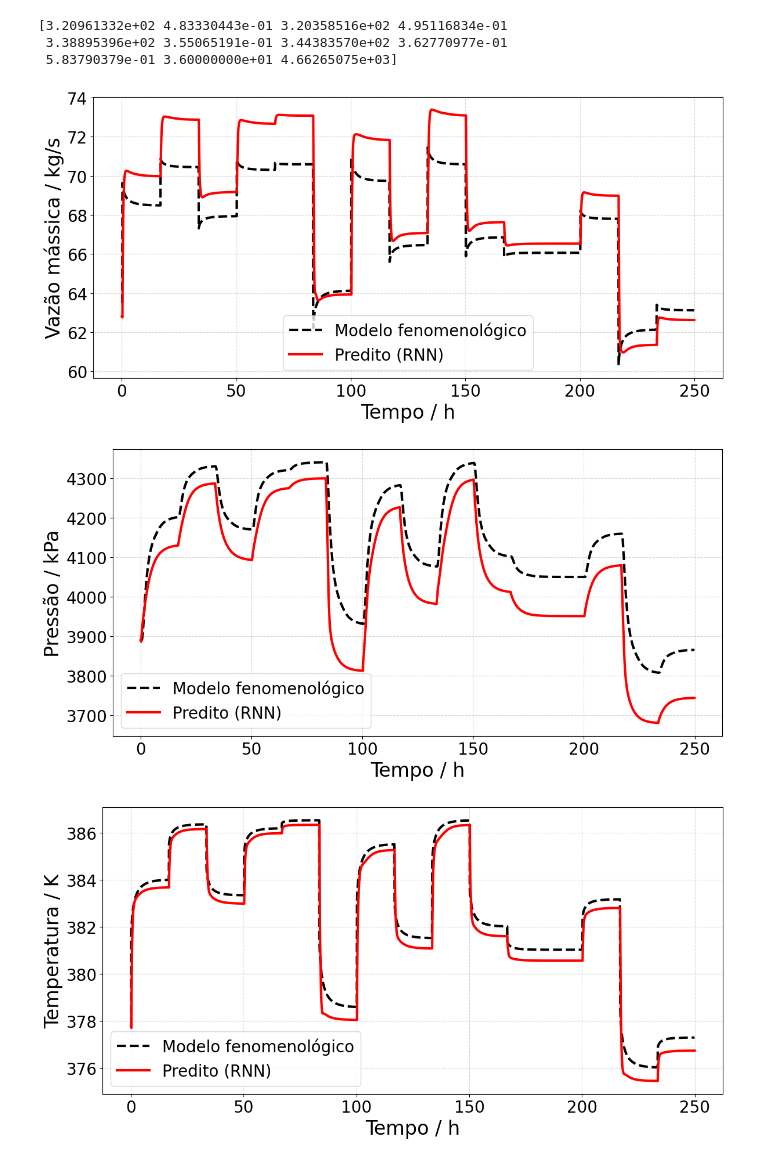
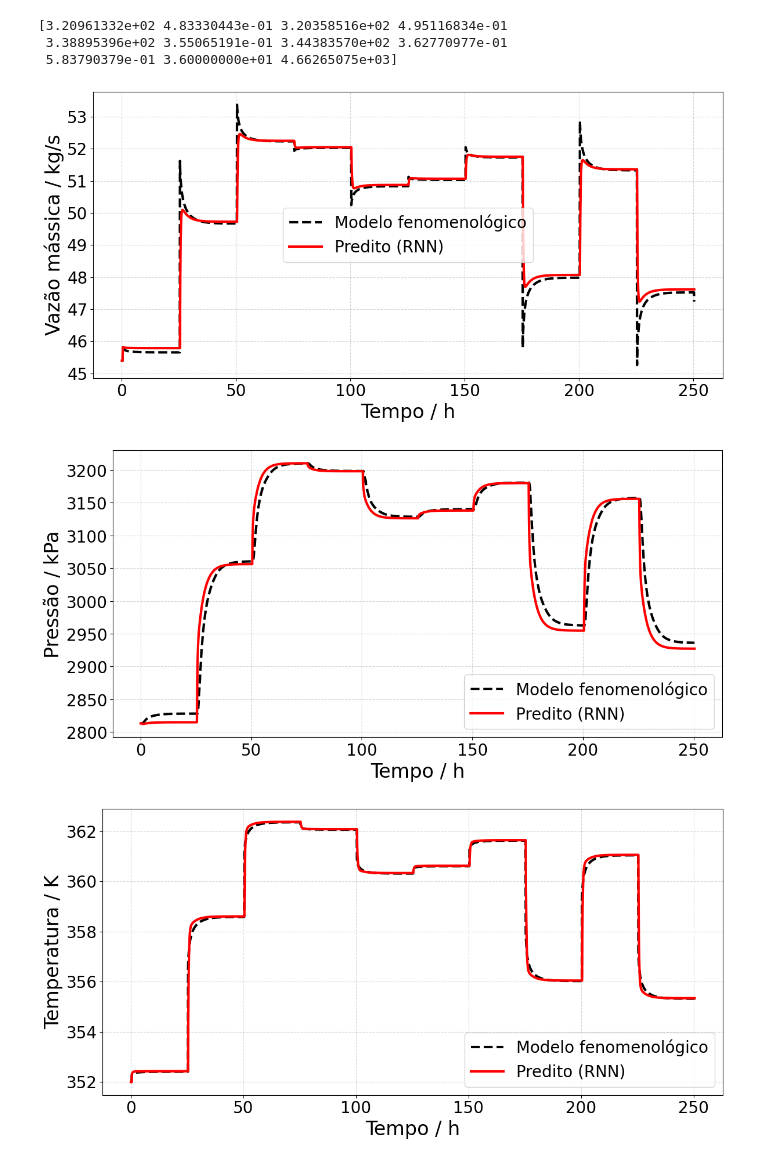
Before and after one commit to MMatheusB/UFBA, a Jupyter notebook: Duto_Rede_de_gas/PSE_NE_2025/RNN_1_Duto.ipynb, the cells around one changed output. Saved outputs shown, nothing was run; the diff lists cells and outputs as text; code cells hidden in the pictures.

```diff
--- a/Duto_Rede_de_gas/PSE_NE_2025/RNN_1_Duto.ipynb
+++ b/Duto_Rede_de_gas/PSE_NE_2025/RNN_1_Duto.ipynb
@@ -508,14 +510,15 @@ n_steps = 1500 # número de passos
 t_sim = np.linspace(0, n_steps * dt, n_steps)
 y_sol = np.zeros((n_steps, len(y0)))
 
+sequencia_rot = gerar_rotacoes(n = 50)
 sim = SimuladorDuto(meu_sistema)
-resultados = sim.run(y0, z0, u0, 50, 200, sequencia_rot, dt)
+resultados = sim.run(y0, z0, u0, 50, 300, sequencia_rot, dt)
 # %% [output]
 [3.20961332e+02 4.83330443e-01 3.20358516e+02 4.95116834e-01
  3.38895396e+02 3.55065191e-01 3.44383570e+02 3.62770977e-01
  5.83790379e-01 3.60000000e+01 4.66265075e+03]
 # %%
-RNN_train_2, x_train_2, y_train_2, x_min_2, x_max_2, y_min_2, y_max_2 = sim.train_dataset(3)
+RNN_train_2, x_train_2, y_train_2, x_min_2, x_max_2, y_min_2, y_max_2 = sim.train_dataset(6)
 N = x_train_2.shape[0]
 cut = int(0.7 * N)
 
@@ -527,7 +530,7 @@ x_val_split_2 = x_train_2[cut:]
 y_val_split_2 = y_train_2[cut:]
 x_val_tensor_2 = torch.tensor(x_val_split_2, dtype=torch.float32).to(model.device)
 
-x_val_norm_2 = 2 * (x_val_tensor_2 - x_min_2) / (x_max_2 - x_min_2) - 1
+x_val_norm_2 = 2 * (x_val_tensor_2 - x_min) / (x_max - x_min) - 1
 # %%
 def test_model(model, x_test, interval):
     model.eval()
@@ -535,27 +538,36 @@ def test_model(model, x_test, interval):
         x_test[0, 0, 0].item(),
         x_test[0, 1, 0].item(),
         x_test[0, 2, 0].item(),
+        x_test[0, 3, 0].item(),
+        x_test[0, 4, 0].item(),
+        x_test[0, 5, 0].item(),
     ]
 
     P_out = [
         x_test[0, 0, 1].item(),
         x_test[0, 1, 1].item(),
         x_test[0, 2, 1].item(),
+        x_test[0, 3, 1].item(),
+        x_test[0, 4, 1].item(),
+        x_test[0, 5, 1].item(),
     ]
 
     T_in = [
         x_test[0, 0, 2].item(),
         x_test[0, 1, 2].item(),
         x_test[0, 2, 2].item(),
+        x_test[0, 3, 2].item(),
+        x_test[0, 4, 2].item(),
+        x_test[0, 5, 2].item(),
     ]
 
 
-    input_tensor = torch.zeros((1, 3, 4), dtype=torch.float32)
+    input_tensor = torch.zeros((1, 6, 4), dtype=torch.float32)
 
     for i in range(len(interval)):
-        input_tensor[0, :, 0] = torch.tensor(m_dot_in[-3:])
-        input_tensor[0, :, 1] = torch.tensor(P_out[-3:])
-        input_tensor[0, :, 2] = torch.tensor(T_in[-3:])
+        input_tensor[0, :, 0] = torch.tensor(m_dot_in[-6:])
+        input_tensor[0, :, 1] = torch.tensor(P_out[-6:])
+        input_tensor[0, :, 2] = torch.tensor(T_in[-6:])
         input_tensor[0, :, 3] = x_test[i, :, 3]
         with torch.no_grad():
             out, _ = model.rnn(input_tensor)
@@ -566,7 +578,7 @@ def test_model(model, x_test, interval):
         T_in.append(prediction100[0, 2].item())
     return m_dot_in, P_out, T_in
 # %%
-interval = range(2997)
+interval = range(3000)
 m_dot_in, P_out, T_in = test_model(model,  x_val_norm_2, interval)
 # %%
 import numpy as np
@@ -578,8 +590,8 @@ pred_P = np.array(P_out)
 pred_T = np.array(T_in)
 
 # Pega limites
-y_min = np.array(y_min_2)
-y_max = np.array(y_max_2)
+y_min = np.array(model.y_min)
+y_max = np.array(model.y_max)
 
 # Desnormaliza
 pred_m = (pred_m + 1) * 0.5 * (y_max.squeeze(0)[0] - y_min.squeeze(0)[0]) + y_min.squeeze(0)[0]
@@ -587,33 +599,33 @@ pred_P = (pred_P + 1) * 0.5 * (y_max.squeeze(0)[1] - y_min.squeeze(0)[1]) + y_mi
 pred_T = (pred_T + 1) * 0.5 * (y_max.squeeze(0)[2] - y_min.squeeze(0)[2]) + y_min.squeeze(0)[2]
 
 # Valores reais
 real_m = x_val_split_2[:len(pred_m), 0, 0].cpu().numpy()
 real_P = x_val_split_2[:len(pred_P), 0, 1].cpu().numpy()
 real_T = x_val_split_2[:len(pred_T), 0, 2].cpu().numpy()
 
 # Tempo em horas
 dt = 300  # segundos
 time = np.arange(len(pred_m)) * dt / 3600  # converte para horas
 
 # Função para plot
 def plot_comparison(time, real, pred, ylabel):
     plt.figure(figsize=(12,6))
     plt.plot(time, real, 'k--', linewidth=3, label="Modelo fenomenológico")  # tracejado preto mais grosso
     plt.plot(time, pred, 'r', linewidth=3, label="Predito (RNN)")            # vermelho sólido mais grosso
     plt.xlabel("Tempo / h", fontsize=24)
     plt.ylabel(ylabel, fontsize=24)
     plt.xticks(fontsize=20)
     plt.yticks(fontsize=20)
     plt.grid(True, linestyle='--', alpha=0.5)
     plt.legend(fontsize=20)
     plt.tight_layout()
     plt.show()
 
 # Plota cada variável
 plot_comparison(time, real_m, pred_m, "Vazão mássica / kg/s")
 plot_comparison(time, real_P, pred_P, "Pressão / kPa")
 plot_comparison(time, real_T, pred_T, "Temperatura / K")
 # %% [output]
-[figure, old version]
+[figure, new version]
-[figure, old version]
+[figure, new version]
-[figure, old version]
+[figure, new version]
```
Also changed, not shown: parts of 10 cells of this notebook, 5 other files.
